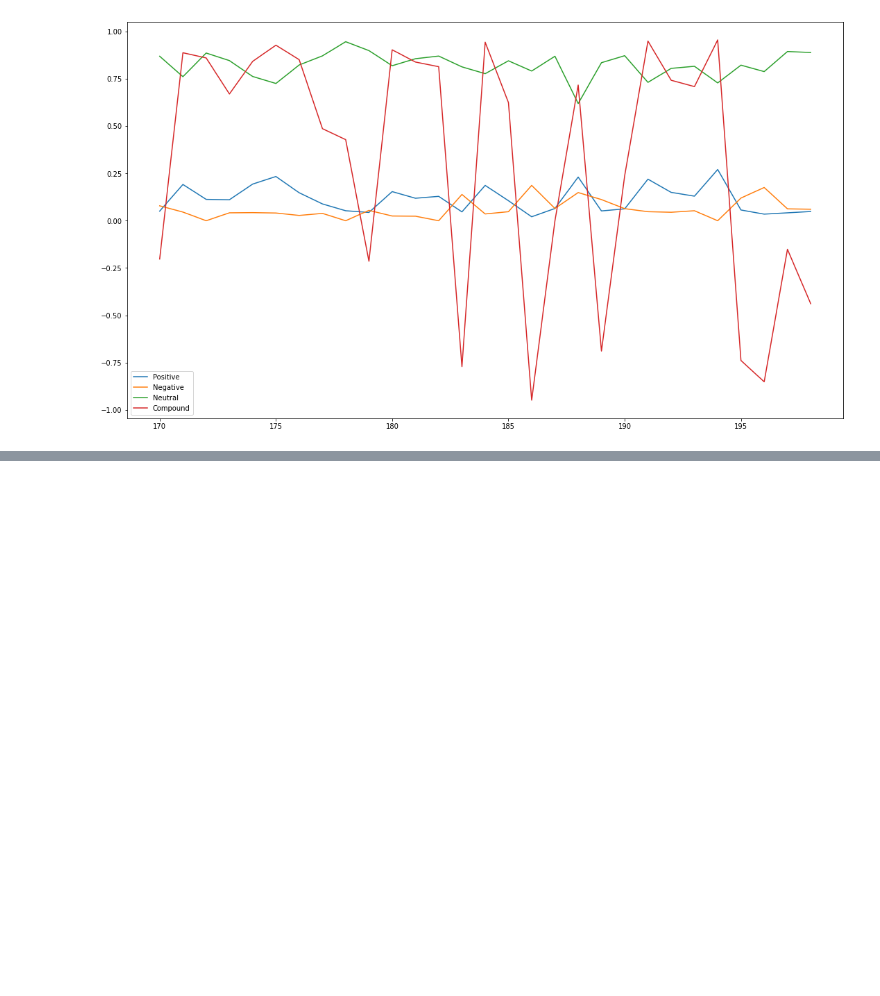
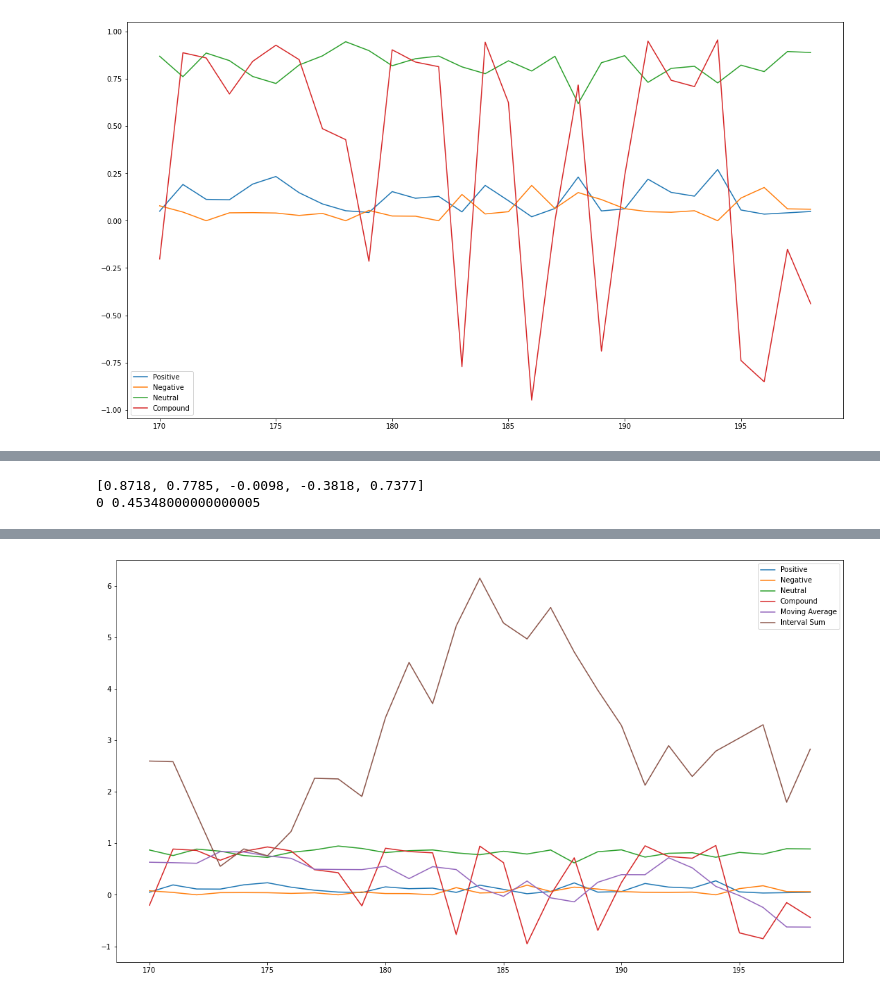
Before and after one commit to AhtiAhde/AnnotoolAFA, a Jupyter notebook: notebooks/Analytics.ipynb, the cells around one changed output, grey strips where cells are left out. Drawn from its saved outputs; the diff is of its cells as text; code cells hidden in the pictures; blank space fills up the shorter version.

Commit message:
Add interval sums to notebooks

```diff
--- a/notebooks/Analytics.ipynb
+++ b/notebooks/Analytics.ipynb
@@ -141,0 +146,50 @@ get_sub(380, 410, windows)
+# %%
+inter = []
+
+# Fix this for a bit better way to avoid miss indexing
+mov_avg = [0, 0]
+inter_sum = [0, 0]
+
+print(compound[0:5])
+
+for i in range(len(compound)):
+    if i < len(compound) - 1:
+        inter.append(abs(compound[i] - compound[i +1]))
+    if i > 4:
+        mov_avg.append(sum(compound[i-5:i]) / 5)
+        inter_sum.append(sum(inter[i-5:i]))
+
+print(mov_avg[0], mov_avg[len(compound)-5])
+# %% [output]
+[0.8718, 0.7785, -0.0098, -0.3818, 0.7377]
+0 0.45348000000000005
+# %%
+def get_sub_2(start, end, windows):
+    sub_pos = []
+    sub_neg = []
+    sub_neu = []
+    sub_compound = []
+    sub_mov_avg = []
+    sub_inter_sum = []
+    for i in range(len(windows)):
+        if i > start and i < end:
+            print(i, windows[i]['text'])
+            sub_pos.append(pos[i])
+            sub_neg.append(neg[i])
+            sub_neu.append(neu[i])
+            sub_compound.append(compound[i])
+            sub_mov_avg.append(mov_avg[i])
+            sub_inter_sum.append(inter_sum[i])
+    fig, ax = plt.subplots()
+    fig.set_size_inches(18.5, 10.5)
+    ax.plot(range(start, start + len(sub_pos)), sub_pos, label="Positive")
+    ax.plot(range(start, start + len(sub_neg)), sub_neg, label="Negative")
+    ax.plot(range(start, start + len(sub_neu)), sub_neu, label="Neutral")
+    ax.plot(range(start, start + len(sub_compound)), sub_compound, label="Compound");
+    ax.plot(range(start, start + len(sub_mov_avg)), sub_mov_avg, label="Moving Average");
+    ax.plot(range(start, start + len(sub_inter_sum)), sub_inter_sum, label="Interval Sum");
+    ax.legend()
+
+%matplotlib inline
+get_sub_2(170, 200, windows)
+# %% [output]
@@ -141,0 +213 @@ get_sub(380, 410, windows)
+[figure, added]
```
Also changed, not shown: parts of 7 cells of this notebook, 3 other files.
